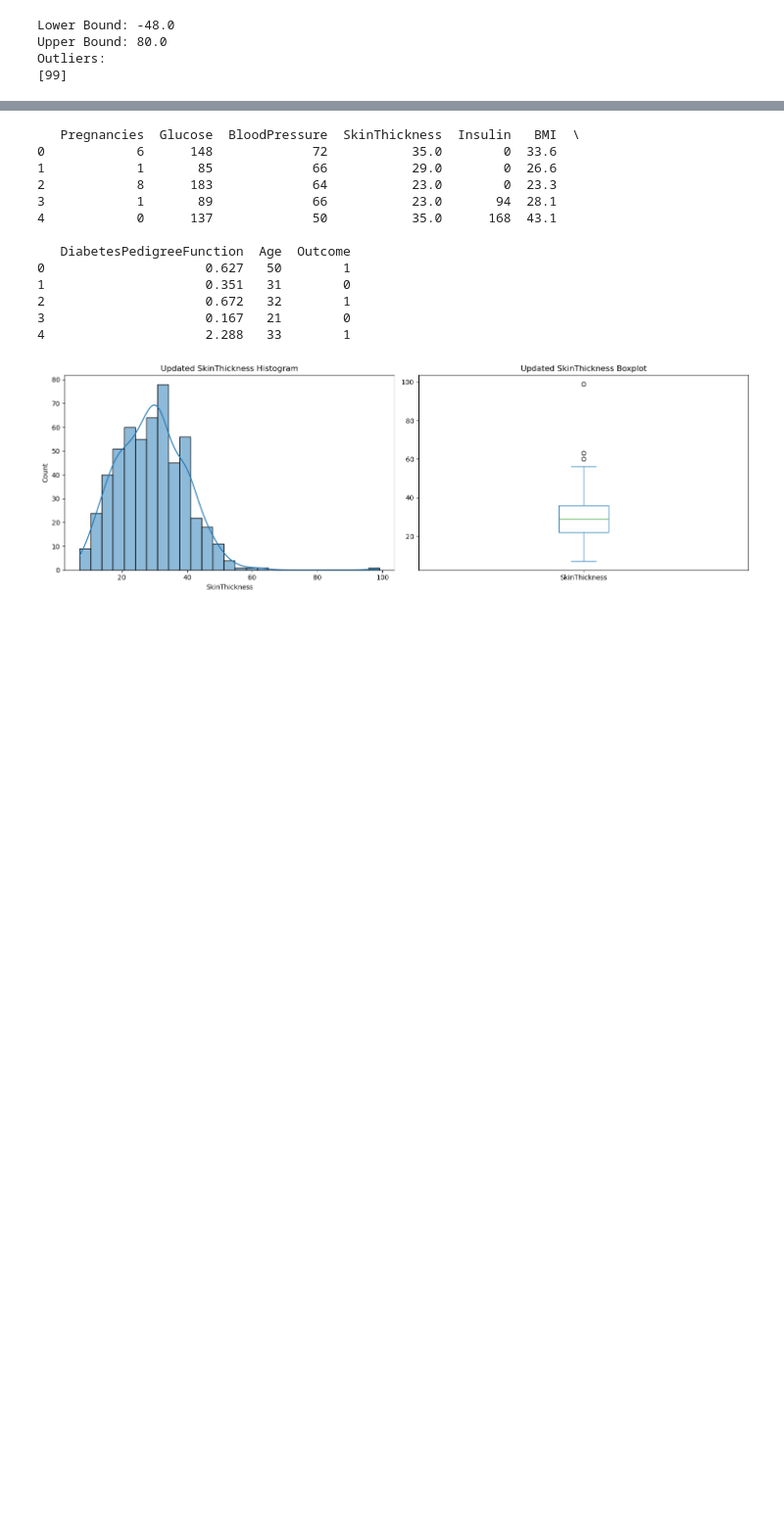
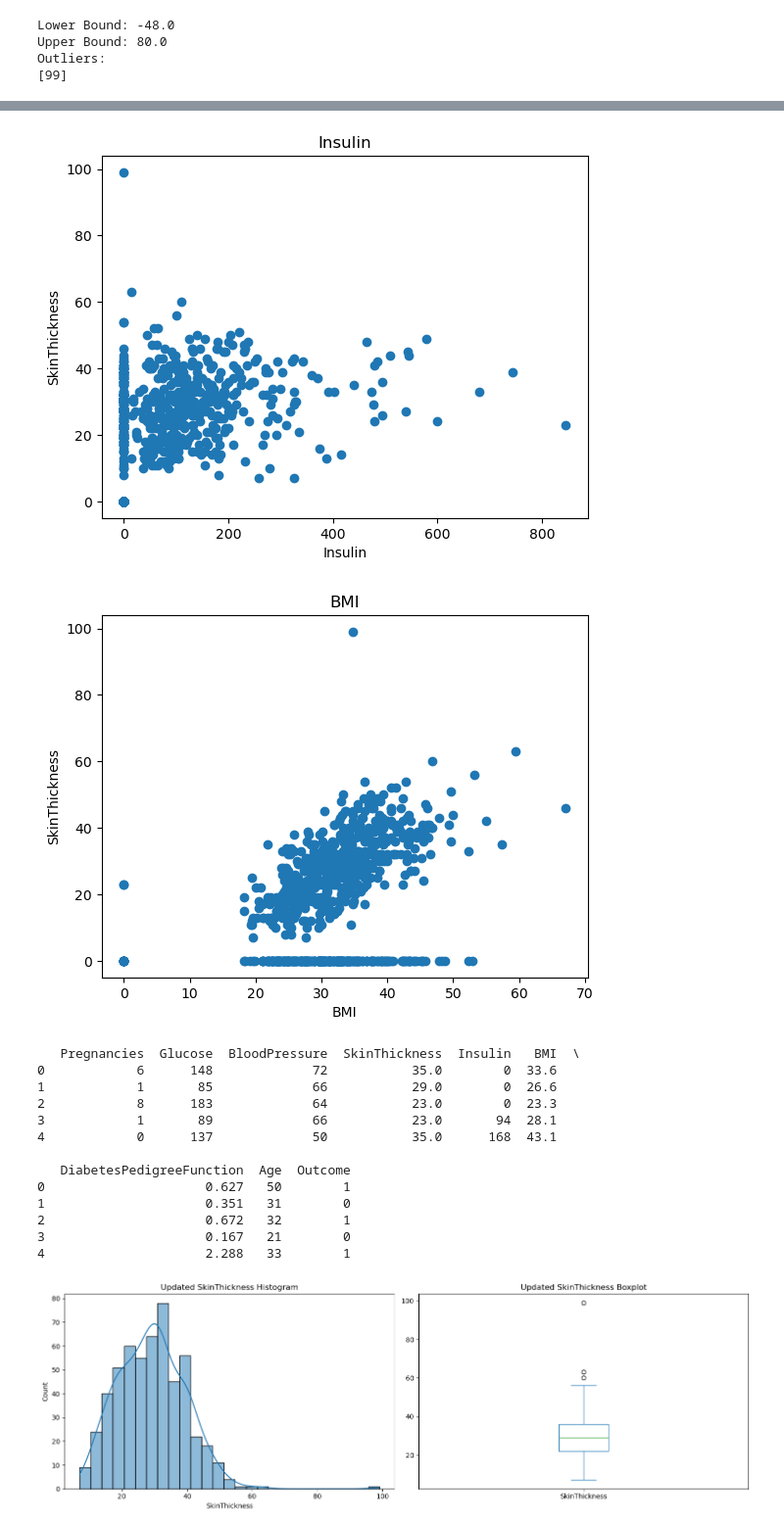
Before and after one commit to HUONSopanha/Introduction-to-Data-Science, a Jupyter notebook: main.ipynb, the cells around one changed output, grey strips where cells are left out. Shown at 98% size. Cells and saved outputs as stored; diff of their text form; code cells hidden in the pictures; blank space fills up the shorter version.

```diff
--- a/main.ipynb
+++ b/main.ipynb
@@ -314,3 +334,13 @@ from sklearn.impute import IterativeImputer
+# %%
+for label in cols[:]:
+    plt.scatter(data[label],data['SkinThickness'])
+    plt.title(label)
+    plt.ylabel('SkinThickness')
+    plt.xlabel(label)
+    plt.show()
+# %% [output]
+[figure, added]
+[figure, added]
 # %%
 data['SkinThickness'] = data['SkinThickness'].replace(0, np.nan)
 
```
Also changed, not shown: parts of 14 cells of this notebook.
